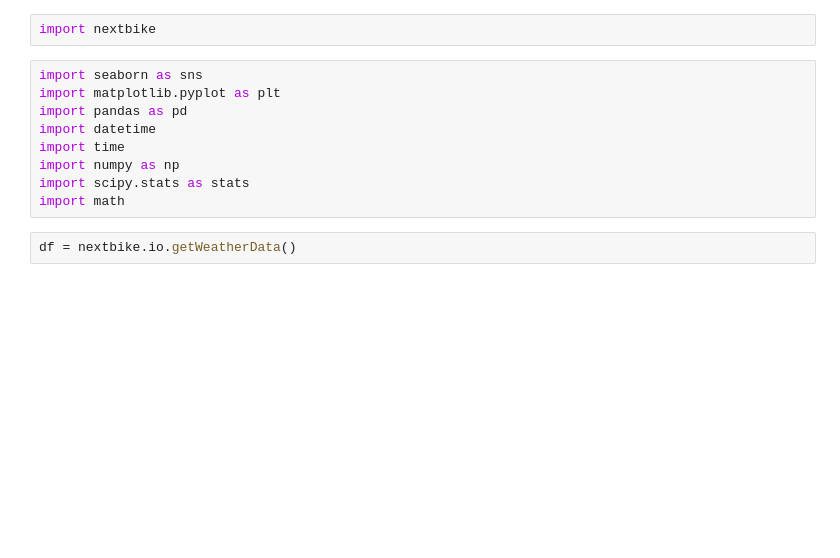
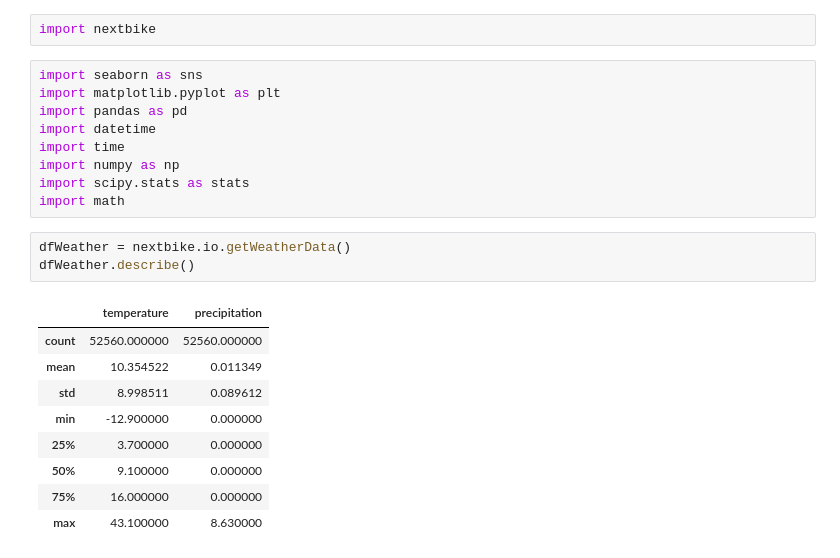
Before and after one commit to Tezzmo/PDS_Project, a Jupyter notebook: notebooks/Tobi-ImportWeatherData.ipynb, the cells around one changed output. Saved outputs shown, nothing was run; the diff lists cells and outputs as text; blank space fills up the shorter version.

```diff
--- a/notebooks/Tobi-ImportWeatherData.ipynb
+++ b/notebooks/Tobi-ImportWeatherData.ipynb
@@ -30,4 +30,15 @@ import numpy as np
 import scipy.stats as stats
 import math
 # %%
-df = nextbike.io.getWeatherData()
+dfWeather = nextbike.io.getWeatherData()
+dfWeather.describe()
+# %% [output]
+|  | temperature | precipitation |
+| count | 52560.000000 | 52560.000000 |
+| mean | 10.354522 | 0.011349 |
+| std | 8.998511 | 0.089612 |
+| min | -12.900000 | 0.000000 |
+| 25% | 3.700000 | 0.000000 |
+| 50% | 9.100000 | 0.000000 |
+| 75% | 16.000000 | 0.000000 |
+| max | 43.100000 | 8.630000 |
```
Also changed, not shown: parts of 7 cells of this notebook, 4 other files.
